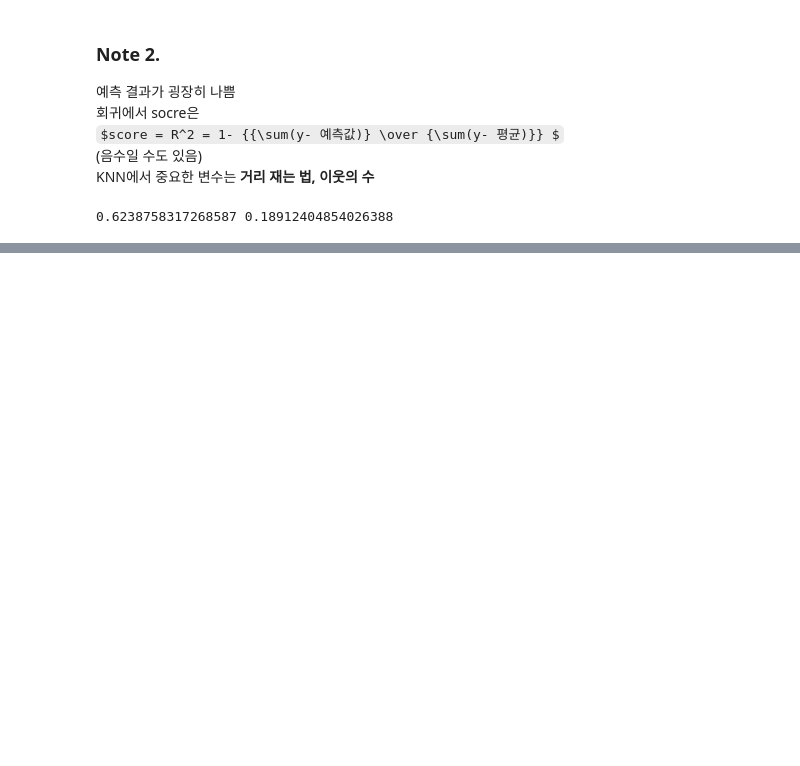
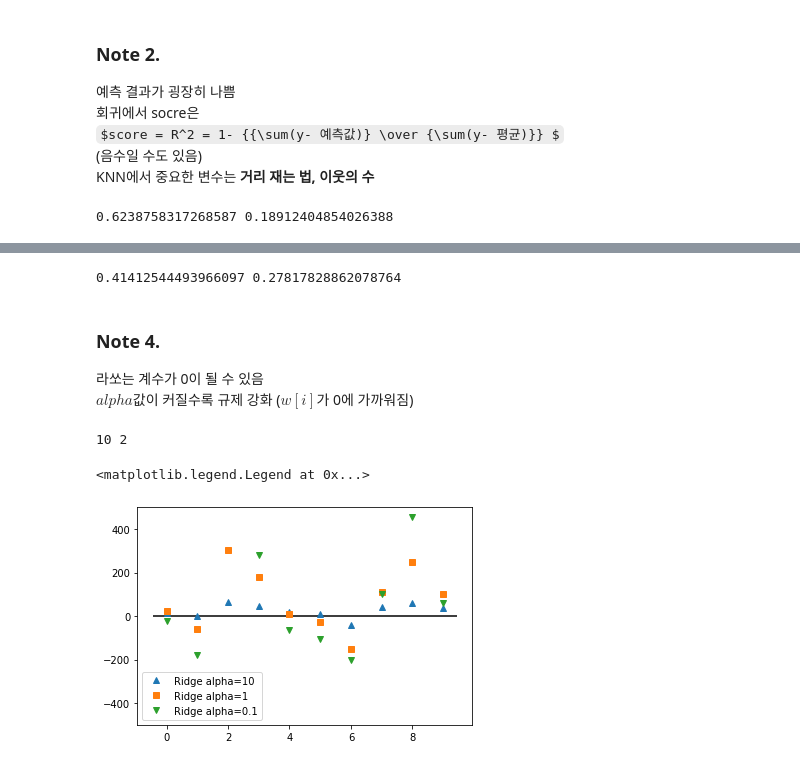
Before and after one commit to ggyuchive/MLpractice, a Jupyter notebook: Introduction to Machine Learning/Supervised_Learning(1).ipynb, the cells around one changed output, grey strips where cells are left out. Cells and saved outputs as stored; diff of their text form; code cells hidden in the pictures; some formulas as TeX source; blank space fills up the shorter version.

```diff
--- a/Introduction to Machine Learning/Supervised_Learning(1).ipynb
+++ b/Introduction to Machine Learning/Supervised_Learning(1).ipynb
@@ -162,0 +169,27 @@ print(ridgemodel.score(X_train, y_train), ridgemodel.score(X_test, y_test))
+# %%
+print(lassomodel.score(X_train, y_train), lassomodel.score(X_test, y_test))
+# %% [output]
+0.41412544493966097 0.27817828862078764
+# %% [markdown]
+### Note 4.
+라쏘는 계수가 0이 될 수 있음
+$alpha$값이 커질수록 규제 강화 ($w[i]$가 0에 가까워짐)
+# %%
+print(np.sum(ridgemodel.coef_ != 0), np.sum(lassomodel.coef_ != 0))
+# %% [output]
+10 2
+# %%
+ridgemodel_10 = Ridge(alpha=10).fit(X_train, y_train)
+ridgemodel_01 = Ridge(alpha=0.1).fit(X_train, y_train)
+# %%
+plt.plot(ridgemodel_10.coef_, '^', label="Ridge alpha=10")
+plt.plot(ridgemodel.coef_, 's', label="Ridge alpha=1")
+plt.plot(ridgemodel_01.coef_, 'v', label="Ridge alpha=0.1")
+
+plt.hlines(0, plt.xlim()[0], plt.xlim()[1])
+plt.ylim(-500,500)
+
+plt.legend()
+# %% [output]
+<matplotlib.legend.Legend at 0x...>
+[figure, added]
```
Also changed, not shown: parts of 5 cells of this notebook.
